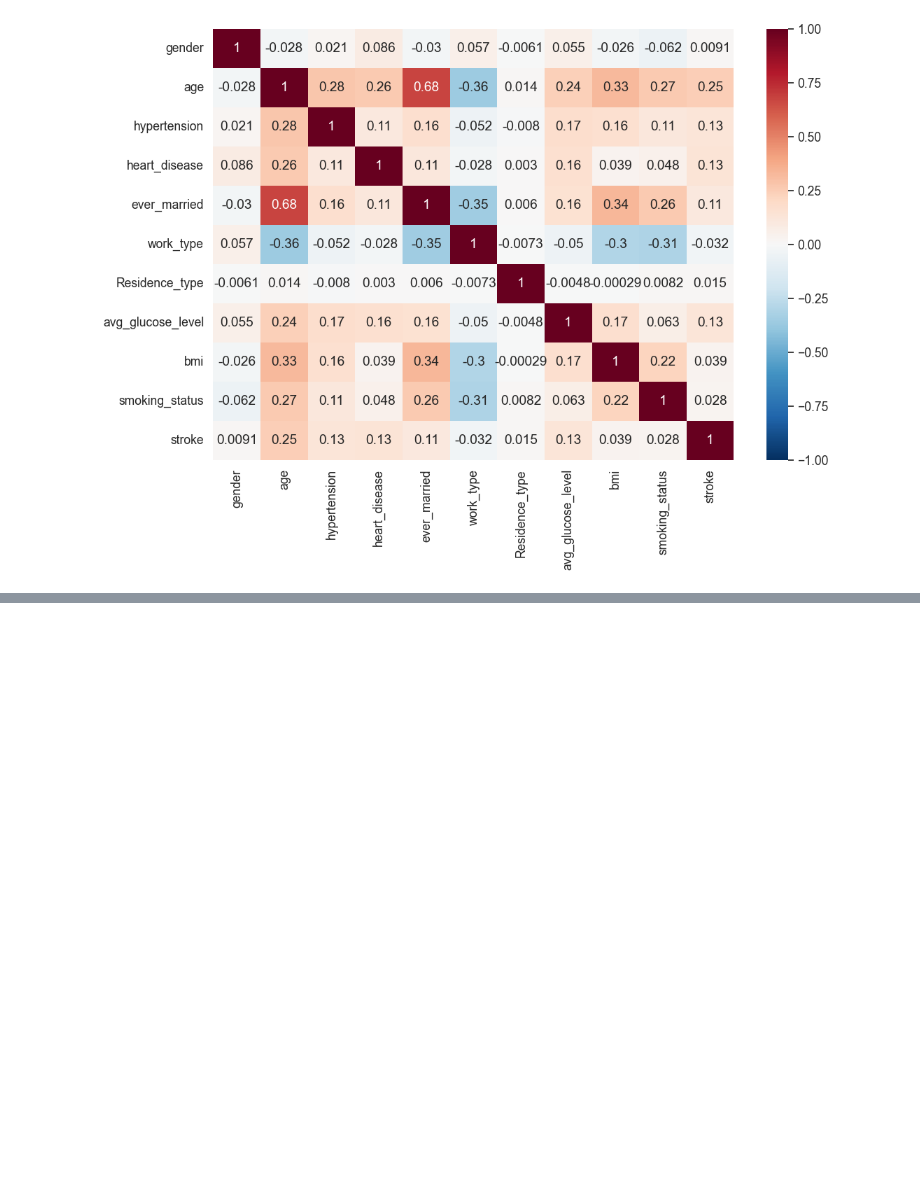
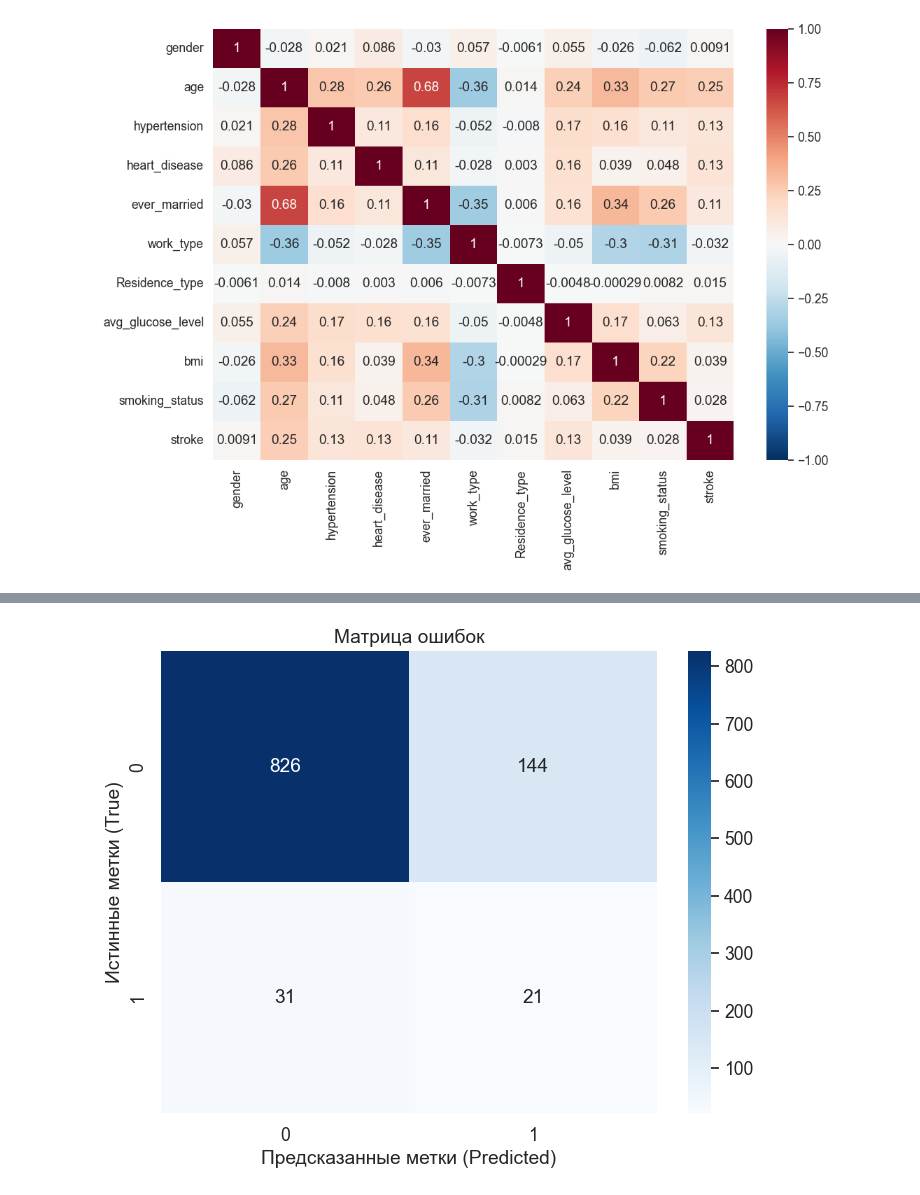
Before and after one commit to NovikovAnton-code/Stroke-Prediction-Course-Work, a Jupyter notebook: Stroke_Prediction.ipynb, the cells around one changed output, grey strips where cells are left out. Cells and saved outputs as stored; diff of their text form; code cells hidden in the pictures; blank space fills up the shorter version.

```diff
--- a/Stroke_Prediction.ipynb
+++ b/Stroke_Prediction.ipynb
@@ -607,0 +693,2 @@ sns.heatmap(
+# %%
+y_pred_xgb = model_xgb.predict(X_test)
@@ -607,0 +703,13 @@ sns.heatmap(
+# %%
+cm = confusion_matrix(y_test, y_pred_xgb)
+# %%
+labels = sorted(list(set(y_test)))
+
+plt.figure(figsize=(8, 6))
+sns.heatmap(cm, annot=True, fmt="d", cmap="Blues", xticklabels=labels, yticklabels=labels)
+plt.xlabel('Предсказанные метки (Predicted)')
+plt.ylabel('Истинные метки (True)')
+plt.title('Матрица ошибок')
+plt.show()
+# %% [output]
+[figure, added]
```
Also changed, not shown: parts of 14 cells of this notebook.
